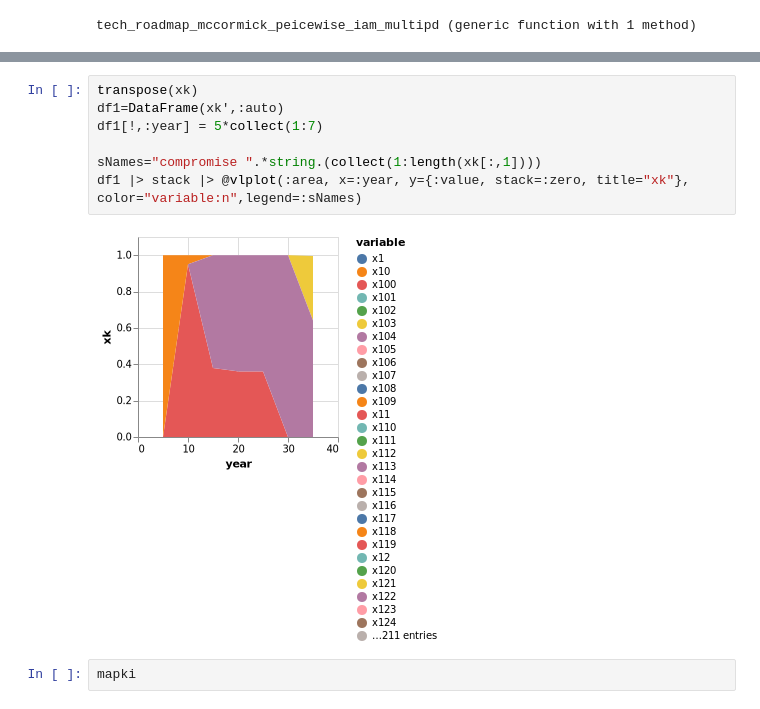
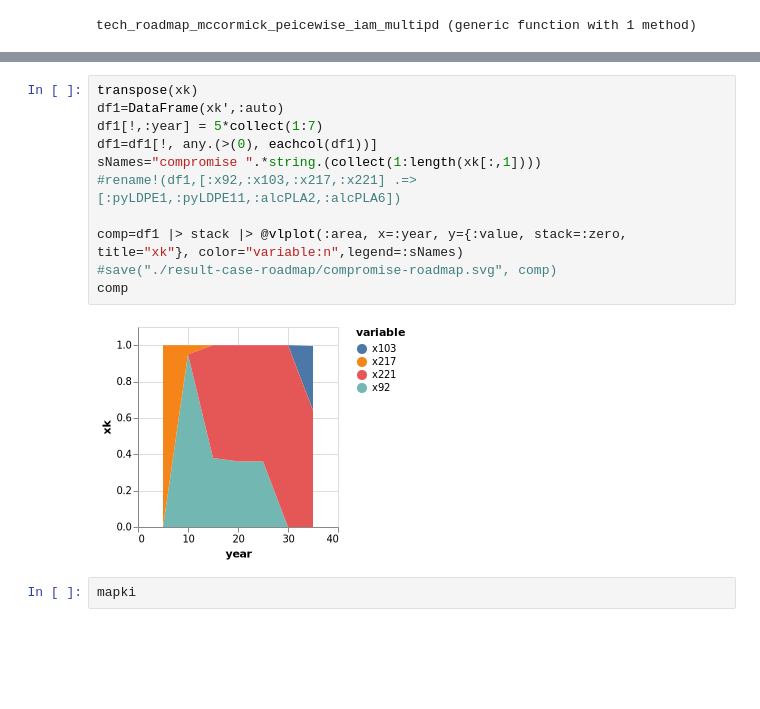
Before and after one commit to vyom-thakker/RoadmapsIAM, a Jupyter notebook: multiperiod-case-study.ipynb, the cells around one changed output, grey strips where cells are left out. Drawn from its saved outputs; the diff is of its cells as text; blank space fills up the shorter version.

Commit message:
results page

```diff
--- a/multiperiod-case-study.ipynb
+++ b/multiperiod-case-study.ipynb
@@ -470,12 +470,16 @@ User-callback calls 8304, time in user-callback 0.00 sec
 # %%
 transpose(xk)
 df1=DataFrame(xk',:auto)
 df1[!,:year] = 5*collect(1:7)
+df1=df1[!, any.(>(0), eachcol(df1))]
+sNames="compromise ".*string.(collect(1:length(xk[:,1])))
+#rename!(df1,[:x92,:x103,:x217,:x221] .=> [:pyLDPE1,:pyLDPE11,:alcPLA2,:alcPLA6])
 
-sNames="compromise ".*string.(collect(1:length(xk[:,1])))
-df1 |> stack |> @vlplot(:area, x=:year, y={:value, stack=:zero, title="xk"}, color="variable:n",legend=:sNames)
+comp=df1 |> stack |> @vlplot(:area, x=:year, y={:value, stack=:zero, title="xk"}, color="variable:n",legend=:sNames)
+#save("./result-case-roadmap/compromise-roadmap.svg", comp)
+comp
 # %% [output]
-[figure, old version]
+[figure, new version]
 # %%
 mapki
 # %% [output]
```
Also changed, not shown: parts of 5 cells of this notebook, 3 other files.
